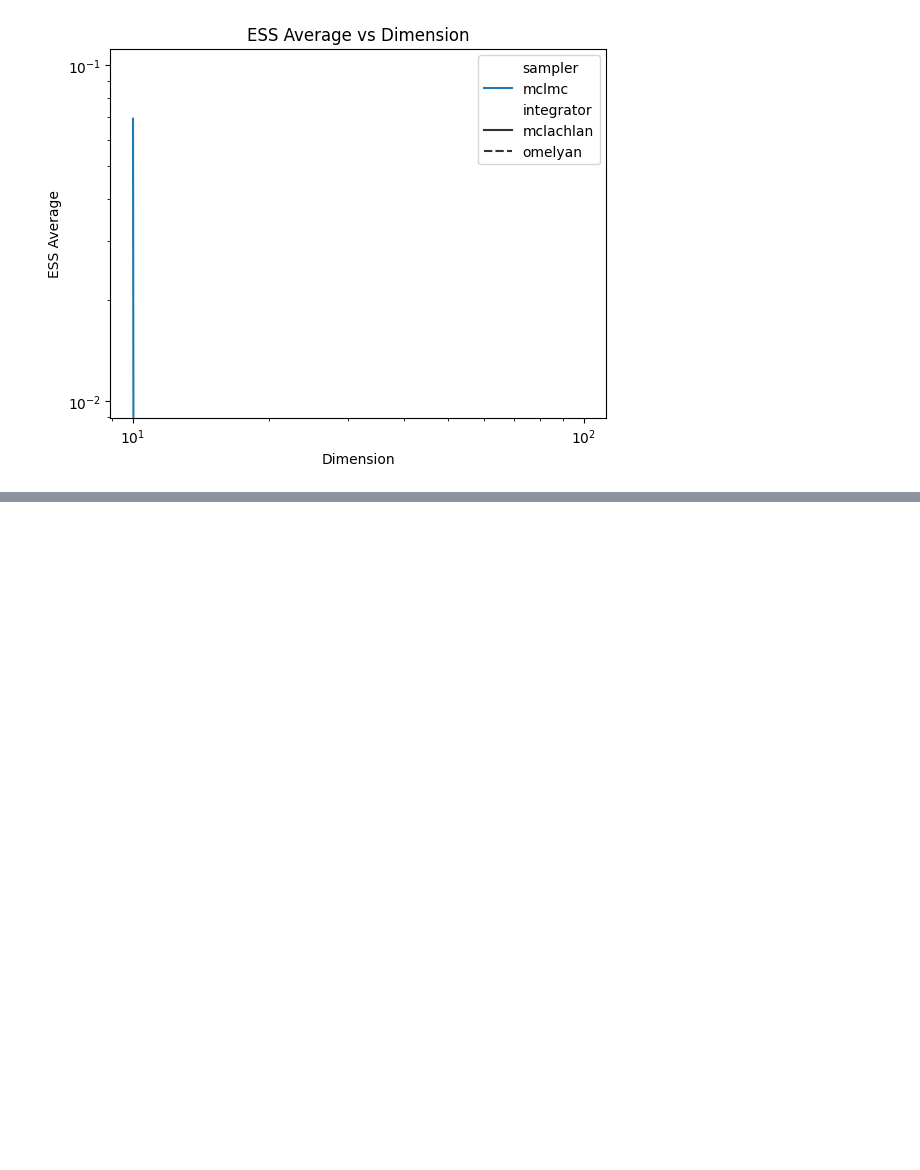
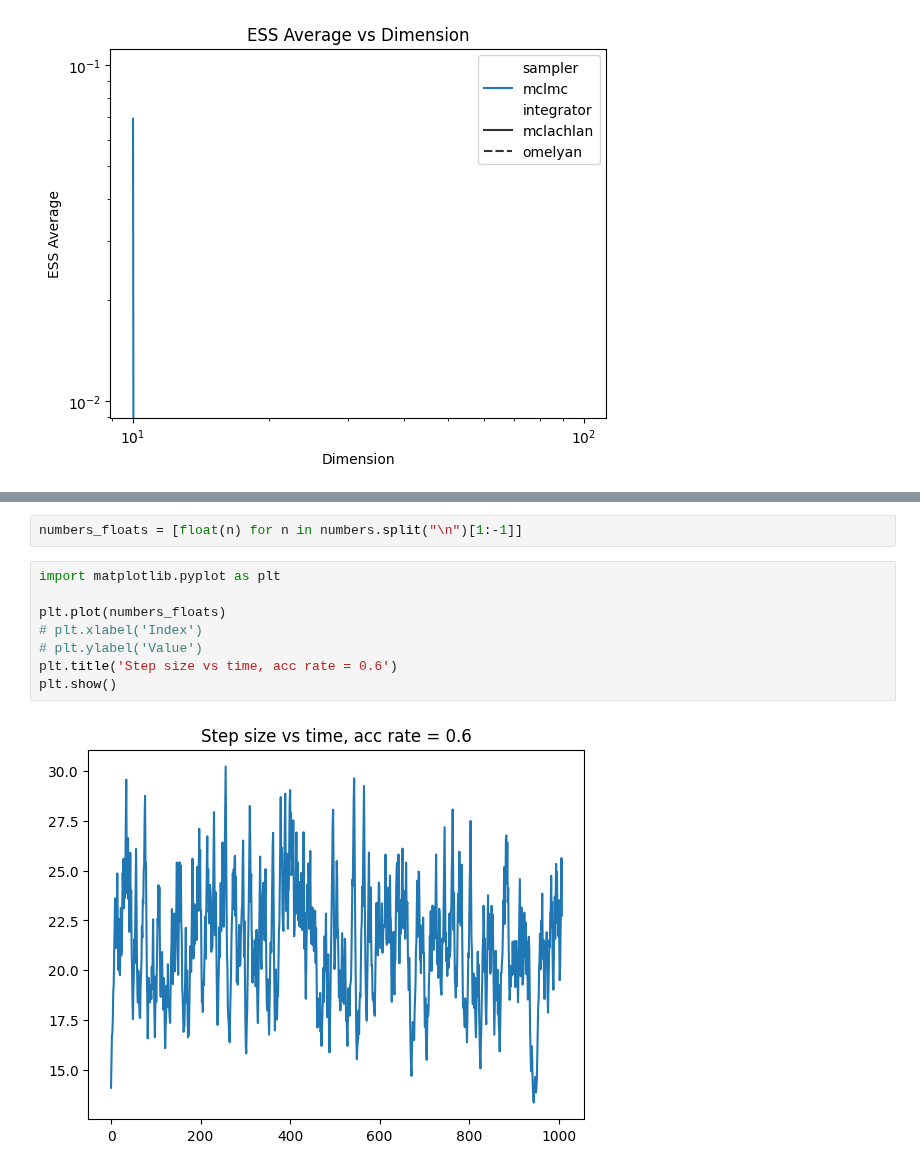
Before and after one commit to JakobRobnik/MicroCanonicalHMC, a Jupyter notebook: adjusted/results_recent.ipynb, the cells around one changed output, grey strips where cells are left out. Saved outputs shown, nothing was run; the diff lists cells and outputs as text; blank space fills up the shorter version.

```diff
--- a/adjusted/results_recent.ipynb
+++ b/adjusted/results_recent.ipynb
@@ -76,0 +1118,12 @@ plt.show()
+# %%
+numbers_floats = [float(n) for n in numbers.split("\n")[1:-1]]
+# %%
+import matplotlib.pyplot as plt
+
+plt.plot(numbers_floats)
+# plt.xlabel('Index')
+# plt.ylabel('Value')
+plt.title('Step size vs time, acc rate = 0.6')
+plt.show()
+# %% [output]
+[figure, added]
```
Also changed, not shown: parts of 5 cells of this notebook, 3 other files.
